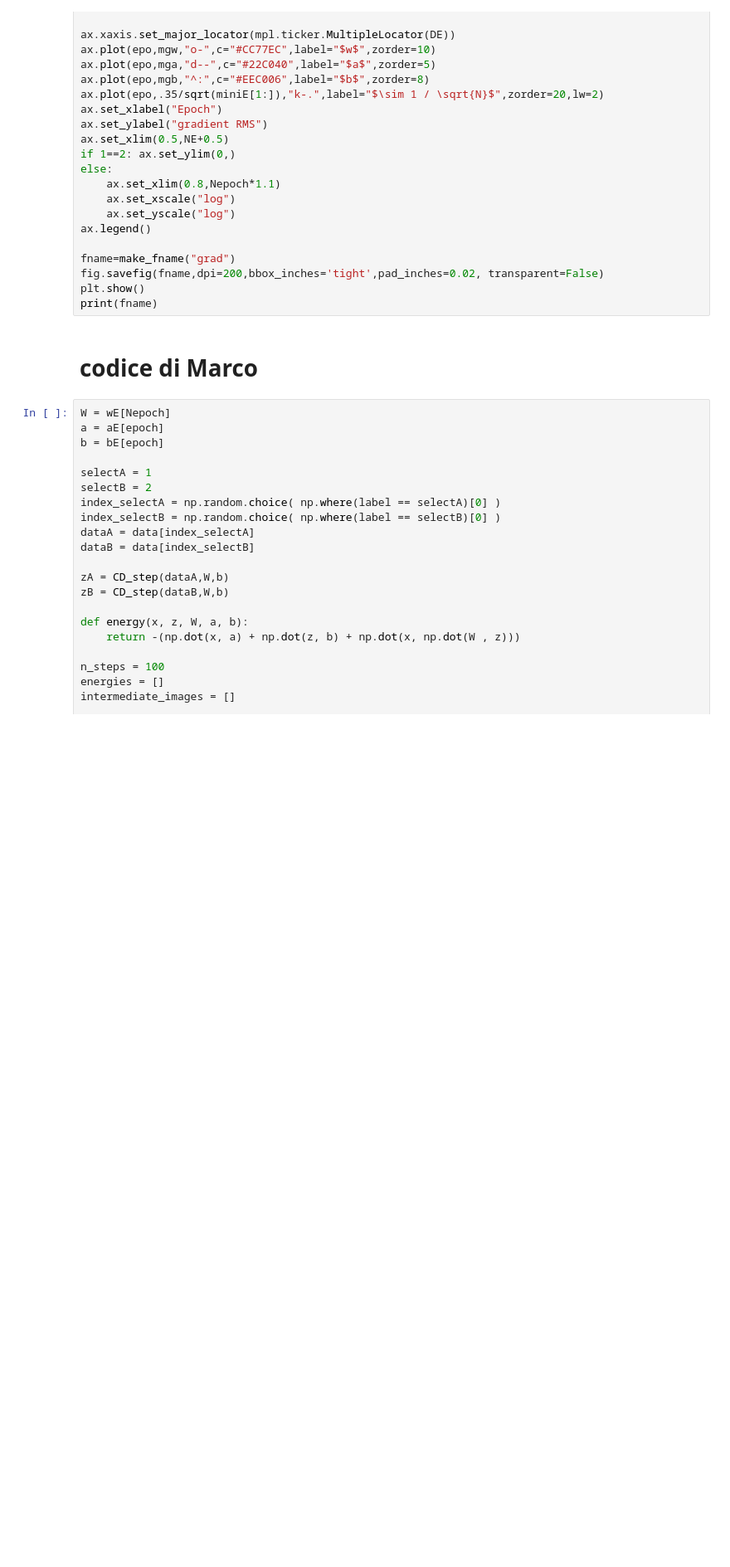
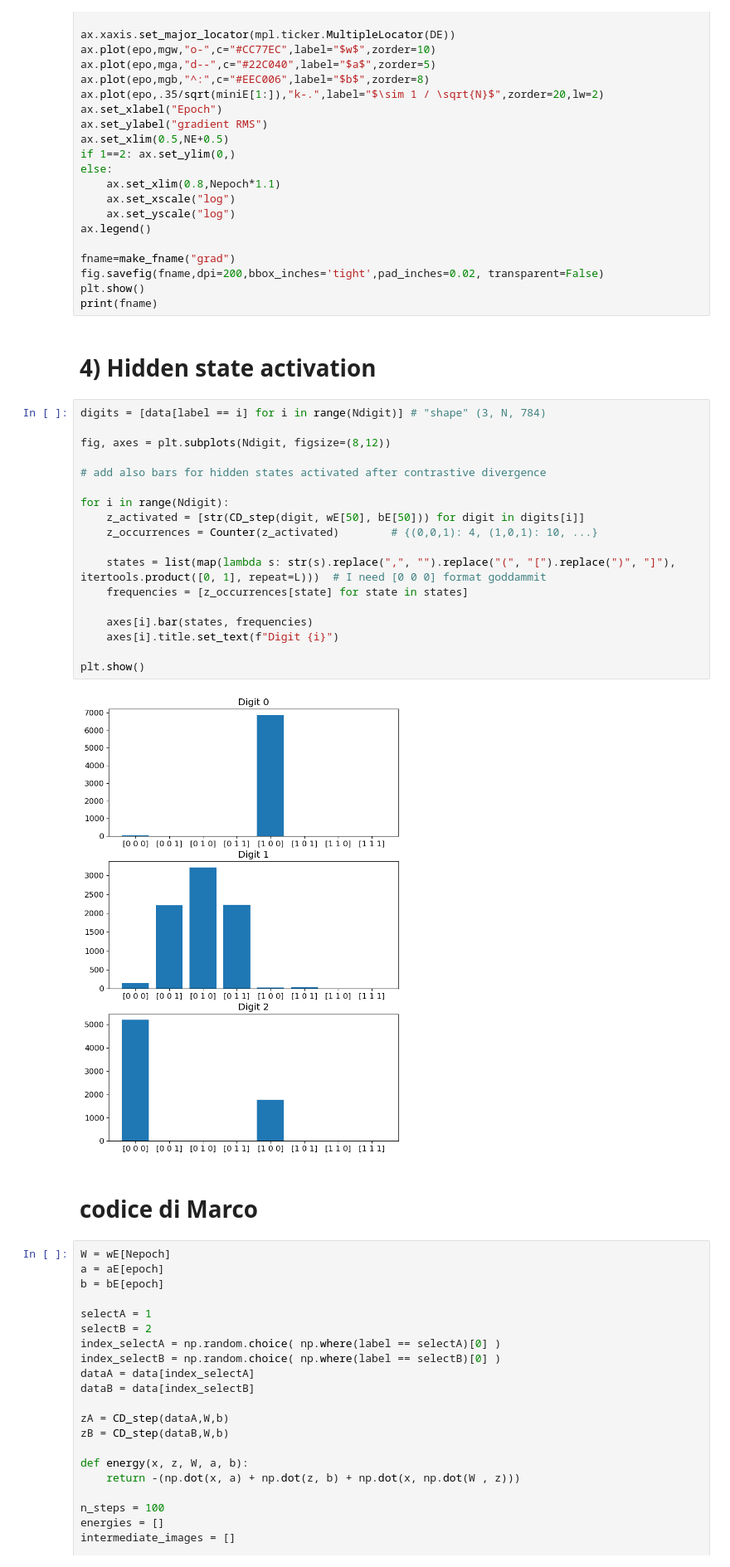
Before and after one commit to FrancescoLR02/LCP-Mod-B-Exercises, a Jupyter notebook: ex2_RBM/RBM_2025_MNIST.ipynb, the cells around one changed output. Shown at 83% size. Drawn from its saved outputs; the diff is of its cells as text; blank space fills up the shorter version.

Commit message:
added hidden layer activation (sperimental)

```diff
--- a/ex2_RBM/RBM_2025_MNIST.ipynb
+++ b/ex2_RBM/RBM_2025_MNIST.ipynb
@@ -754,6 +754,28 @@ fname=make_fname("grad")
 fig.savefig(fname,dpi=200,bbox_inches='tight',pad_inches=0.02, transparent=False)
 plt.show()
 print(fname)
+# %% [markdown]
+# 4) Hidden state activation
+# %%
+digits = [data[label == i] for i in range(Ndigit)] # "shape" (3, N, 784)
+
+fig, axes = plt.subplots(Ndigit, figsize=(8,12))
+
+# add also bars for hidden states activated after contrastive divergence
+
+for i in range(Ndigit):
+    z_activated = [str(CD_step(digit, wE[50], bE[50])) for digit in digits[i]]
+    z_occurrences = Counter(z_activated)        # {(0,0,1): 4, (1,0,1): 10, ...}
+
+    states = list(map(lambda s: str(s).replace(",", "").replace("(", "[").replace(")", "]"), itertools.product([0, 1], repeat=L)))  # I need [0 0 0] format goddammit
+    frequencies = [z_occurrences[state] for state in states]
+
+    axes[i].bar(states, frequencies)
+    axes[i].title.set_text(f"Digit {i}")
+
+plt.show()
+# %% [output]
+[figure, added]
 # %% [markdown]
 # codice di Marco
 # %%
```
